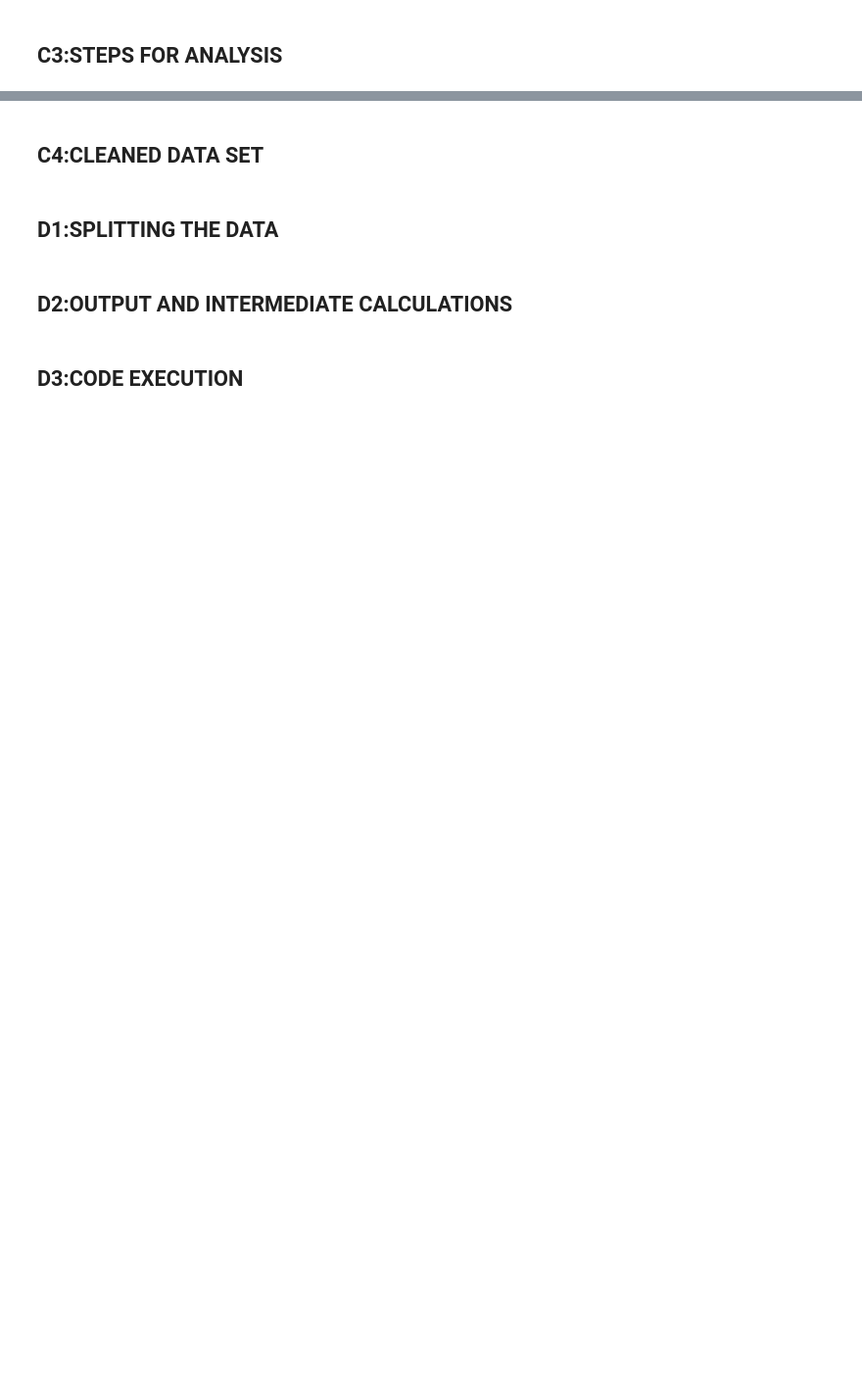
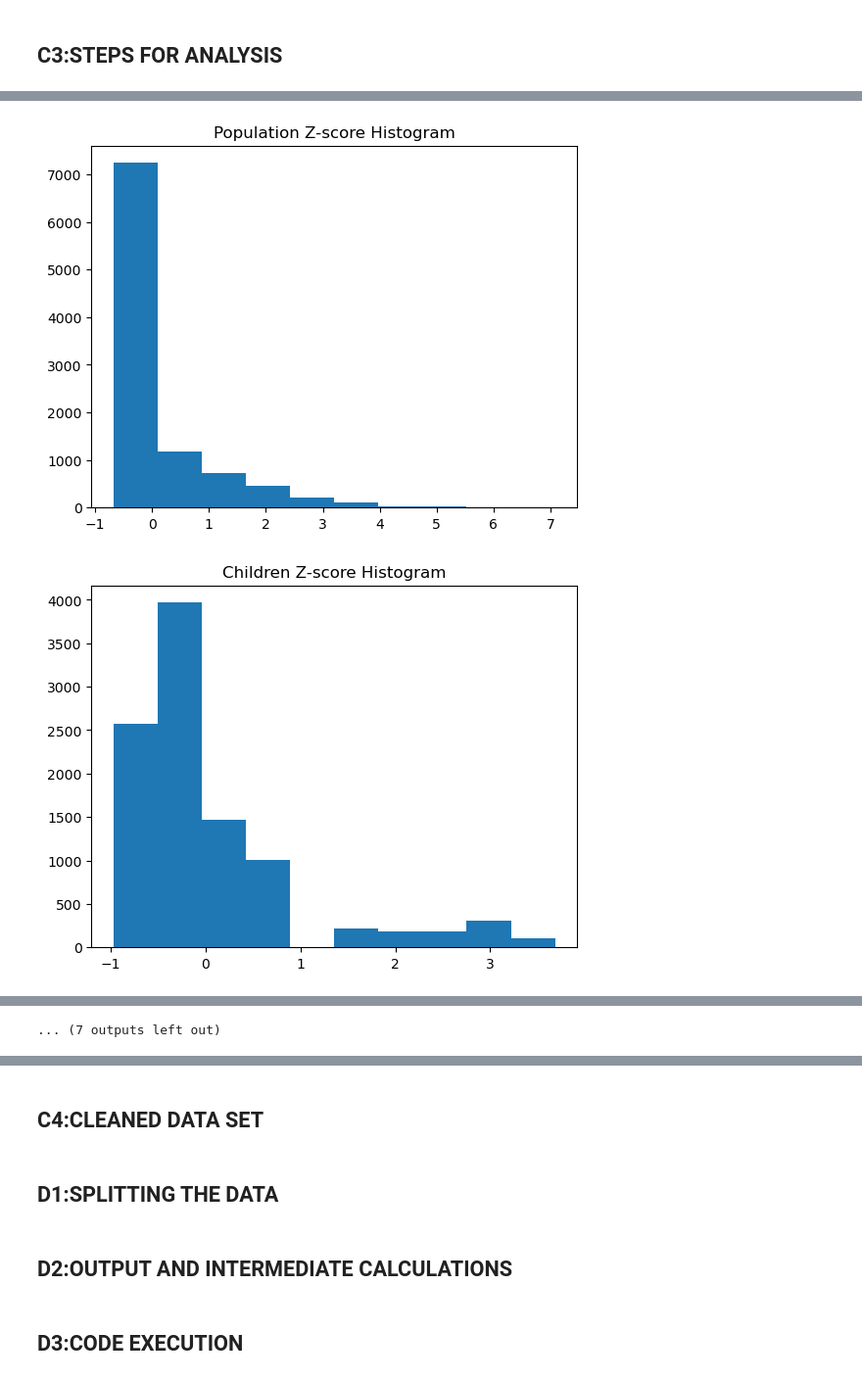
Before and after one commit to ryanjamestwo/ms_data_analytics, a Jupyter notebook: d209_data_mining_one/task1/task1.ipynb, the cells around one changed output, grey strips where cells are left out. Shown: that part at 98% size. Saved outputs shown, nothing was run; the diff lists cells and outputs as text; code cells hidden in the pictures; blank space fills up the shorter version.

```diff
--- a/d209_data_mining_one/task1/task1.ipynb
+++ b/d209_data_mining_one/task1/task1.ipynb
@@ -39,0 +171,3 @@ import sklearn
+# %%
+#drop zscore
+dfq = dfq.drop(['zscore'],axis=1)
@@ -39,0 +213,4 @@ import sklearn
+# %%
+# create a list of columns
+dfq_c = dfq.columns.tolist()
+dfq_c
@@ -39,0 +237,9 @@ import sklearn
+# %%
+for column in dfq_c:
+    dfq['zscore'] = stats.zscore(dfq[column])
+    plt.hist(dfq['zscore'])
+    plt.title(column + ' Z-score Histogram')
+    plt.show()
+# %% [output]
+[figure, added]
+[figure, added]
@@ -39,0 +256 @@ import sklearn
+... (7 outputs left out)
```
Also changed, not shown: parts of 41 cells of this notebook, 3 other files.
